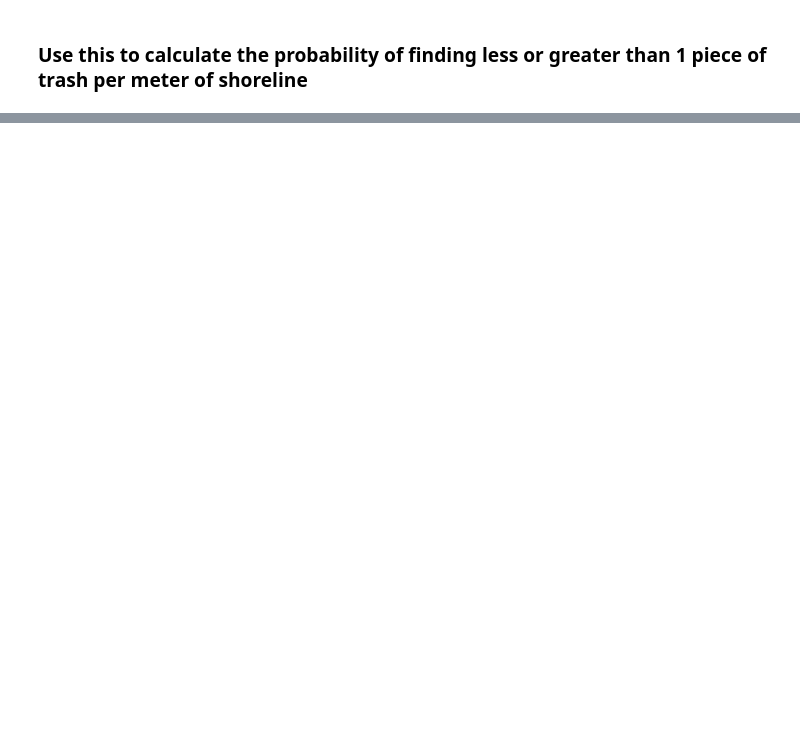
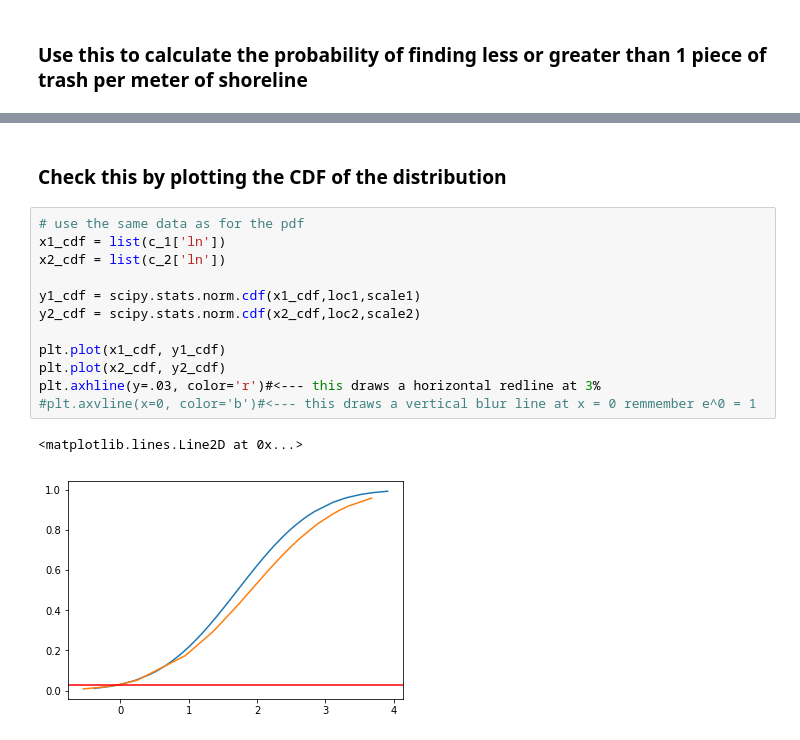
Before and after one commit to GaryHDA/notes, a Jupyter notebook: notes-hammerdirt.ch/Beach-Litter home.ipynb, the cells around one changed output, grey strips where cells are left out. Saved outputs shown, nothing was run; the diff lists cells and outputs as text; blank space fills up the shorter version.

```diff
--- a/notes-hammerdirt.ch/Beach-Litter home.ipynb
+++ b/notes-hammerdirt.ch/Beach-Litter home.ipynb
@@ -200,0 +205,17 @@ Probability that an inventory will yield more than 1 pc/m 2016 : 96.821, 2017: 9
+# %% [markdown]
+### Check this by plotting the CDF of the distribution
+# %%
+# use the same data as for the pdf
+x1_cdf = list(c_1['ln'])
+x2_cdf = list(c_2['ln'])
+
+y1_cdf = scipy.stats.norm.cdf(x1_cdf,loc1,scale1)
+y2_cdf = scipy.stats.norm.cdf(x2_cdf,loc2,scale2)
+
+plt.plot(x1_cdf, y1_cdf)
+plt.plot(x2_cdf, y2_cdf)
+plt.axhline(y=.03, color='r')#<--- this draws a horizontal redline at 3%
+#plt.axvline(x=0, color='b')#<--- this draws a vertical blur line at x = 0 remmember e^0 = 1
+# %% [output]
+<matplotlib.lines.Line2D at 0x...>
+[figure, added]
```
Also changed, not shown: parts of 11 cells of this notebook.
